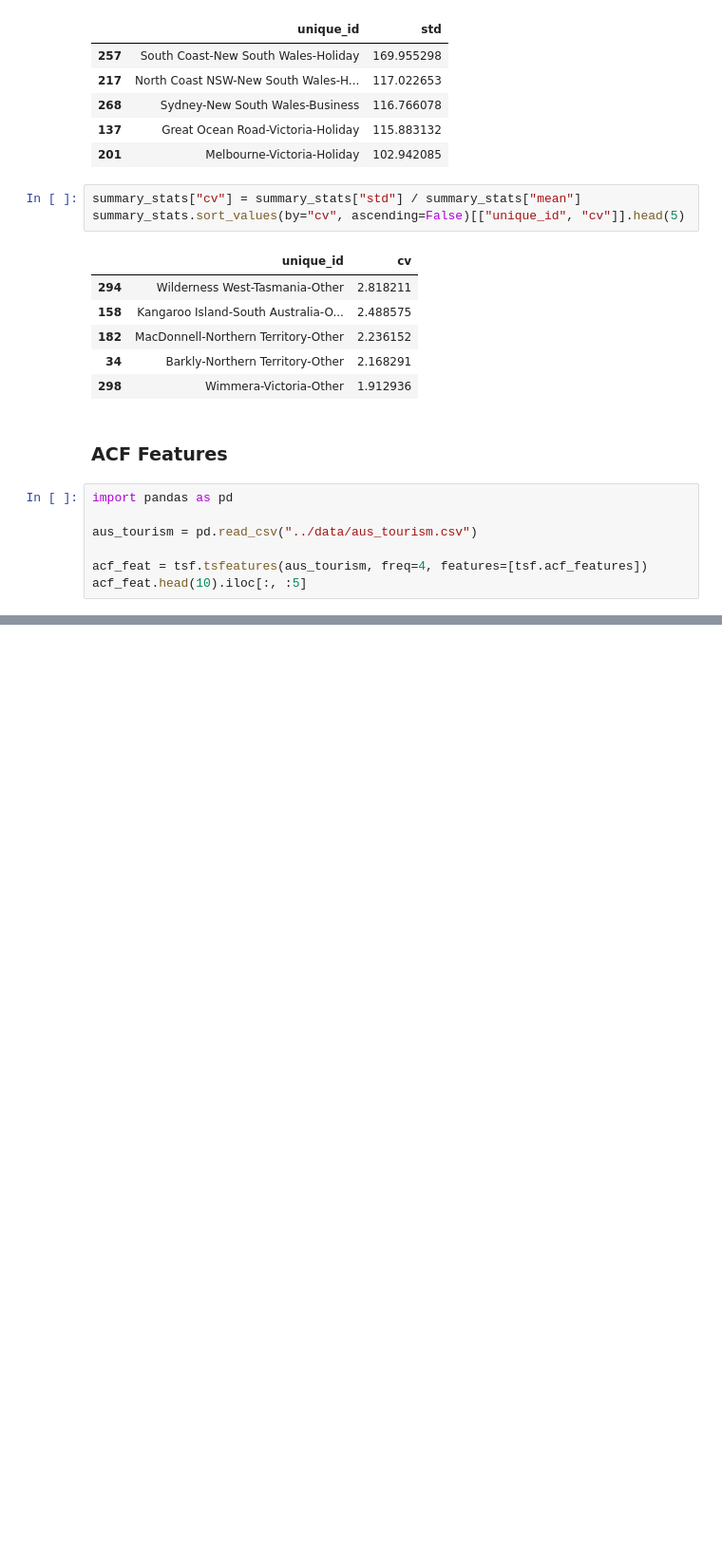
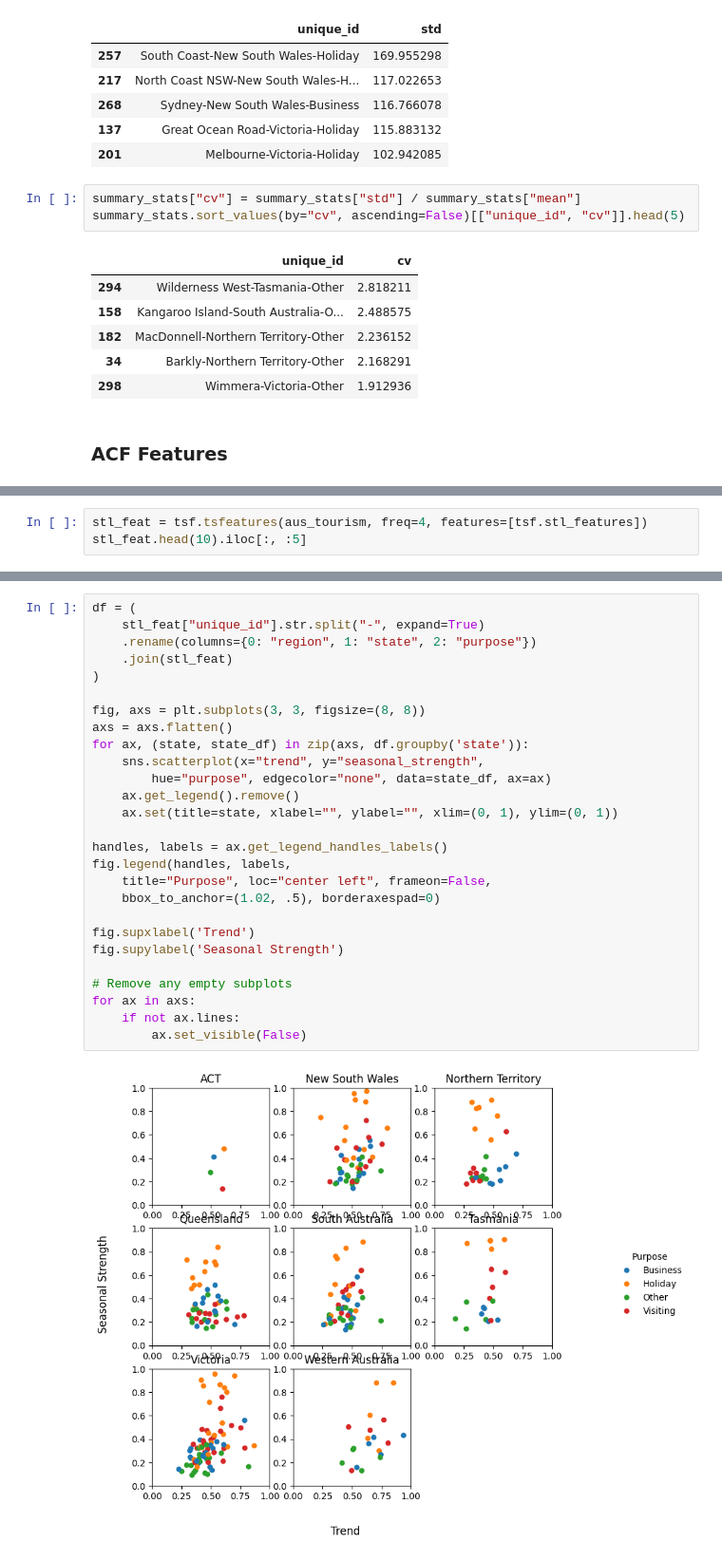
Before and after one commit to VanthuirMaia/project_forecanting, a Jupyter notebook: estudos/cap4.ipynb, the cells around one changed output, grey strips where cells are left out. Shown at 95% size. Drawn from its saved outputs; the diff is of its cells as text; blank space fills up the shorter version.

```diff
--- a/estudos/cap4.ipynb
+++ b/estudos/cap4.ipynb
@@ -307,10 +307,3 @@ summary_stats.sort_values(by="cv", ascending=False)[["unique_id", "cv"]].head(5)
 | 298 | Wimmera-Victoria-Other | 1.912936 |
 # %% [markdown]
 ### ACF Features
-# %%
-import pandas as pd
-
-aus_tourism = pd.read_csv("../data/aus_tourism.csv")
-
-acf_feat = tsf.tsfeatures(aus_tourism, freq=4, features=[tsf.acf_features])
-acf_feat.head(10).iloc[:, :5]
@@ -332,0 +325,3 @@ NameError: name 'summary_stats' is not defined
+# %%
+stl_feat = tsf.tsfeatures(aus_tourism, freq=4, features=[tsf.stl_features])
+stl_feat.head(10).iloc[:, :5]
@@ -332,0 +340,29 @@ NameError: name 'summary_stats' is not defined
+# %%
+df = (
+    stl_feat["unique_id"].str.split("-", expand=True)
+    .rename(columns={0: "region", 1: "state", 2: "purpose"})
+    .join(stl_feat)
+)
+
+fig, axs = plt.subplots(3, 3, figsize=(8, 8))
+axs = axs.flatten()
+for ax, (state, state_df) in zip(axs, df.groupby('state')):
+    sns.scatterplot(x="trend", y="seasonal_strength",
+        hue="purpose", edgecolor="none", data=state_df, ax=ax)
+    ax.get_legend().remove()
+    ax.set(title=state, xlabel="", ylabel="", xlim=(0, 1), ylim=(0, 1))
+
+handles, labels = ax.get_legend_handles_labels()
+fig.legend(handles, labels,
+    title="Purpose", loc="center left", frameon=False,
+    bbox_to_anchor=(1.02, .5), borderaxespad=0)
+
+fig.supxlabel('Trend')
+fig.supylabel('Seasonal Strength')
+
+# Remove any empty subplots
+for ax in axs:
+    if not ax.lines:
+        ax.set_visible(False)
+# %% [output]
+[figure, added]
```
Also changed, not shown: parts of 4 cells of this notebook, 1 other file.
